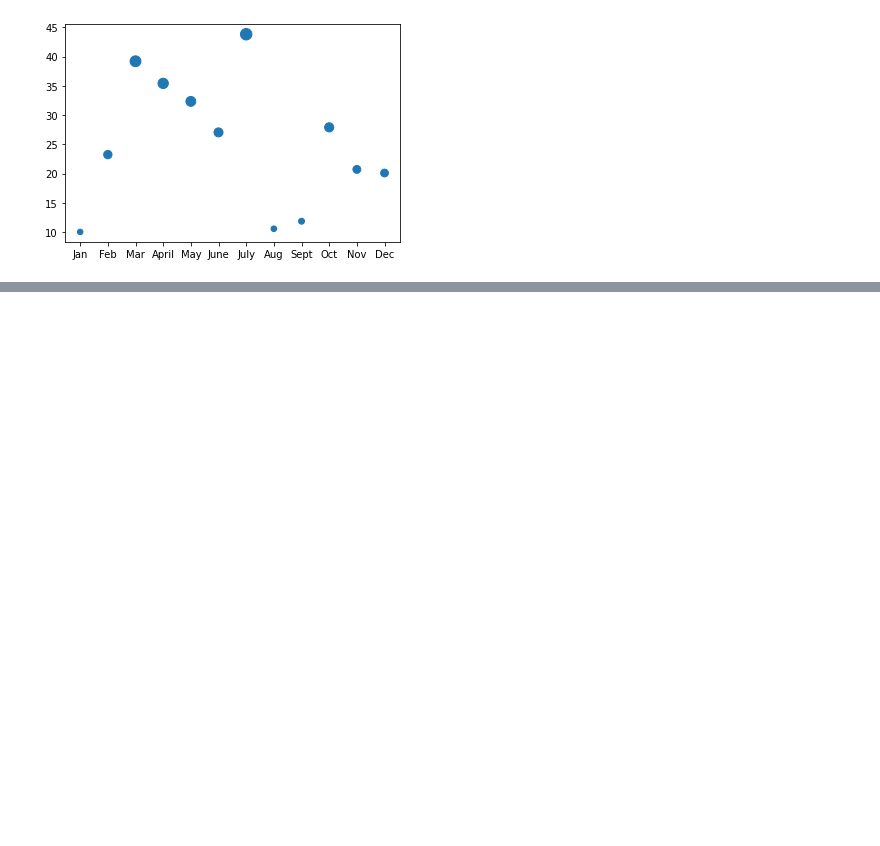
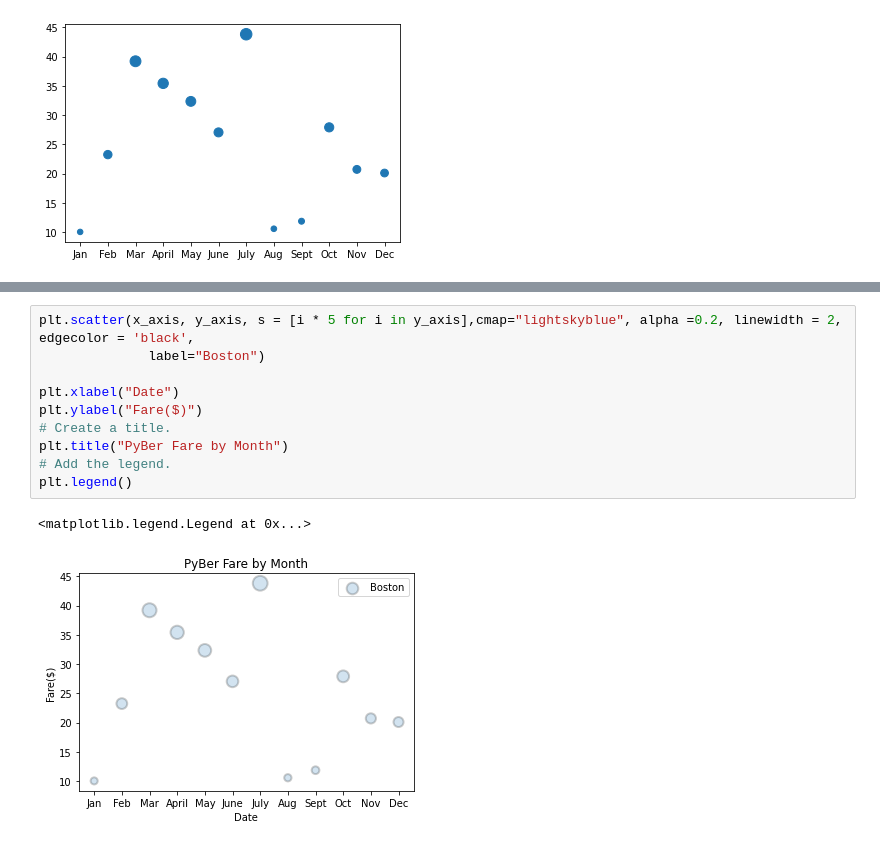
Before and after one commit to KJAnalytics/Pyber, a Jupyter notebook: matplotlib_practice.ipynb, the cells around one changed output, grey strips where cells are left out. Cells and saved outputs as stored; diff of their text form; blank space fills up the shorter version.

Commit message:
bubble plots

```diff
--- a/matplotlib_practice.ipynb
+++ b/matplotlib_practice.ipynb
@@ -231,0 +244,13 @@ plt.scatter(x_axis, y_axis, s = [i * 3 for i in y_axis])
+# %%
+plt.scatter(x_axis, y_axis, s = [i * 5 for i in y_axis],cmap="lightskyblue", alpha =0.2, linewidth = 2, edgecolor = 'black',
+              label="Boston")
+
+plt.xlabel("Date")
+plt.ylabel("Fare($)")
+# Create a title.
+plt.title("PyBer Fare by Month")
+# Add the legend.
+plt.legend()
+# %% [output]
+<matplotlib.legend.Legend at 0x...>
+[figure, added]
```
Also changed, not shown: parts of 2 cells of this notebook.
